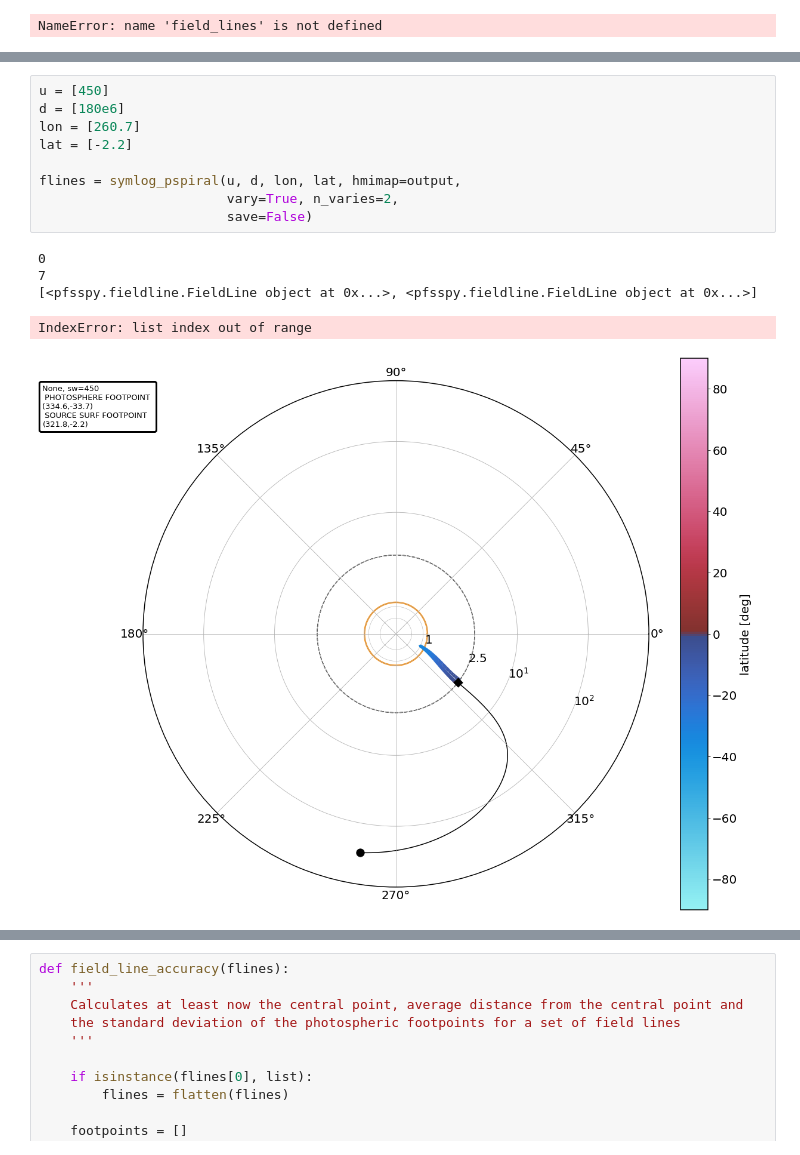
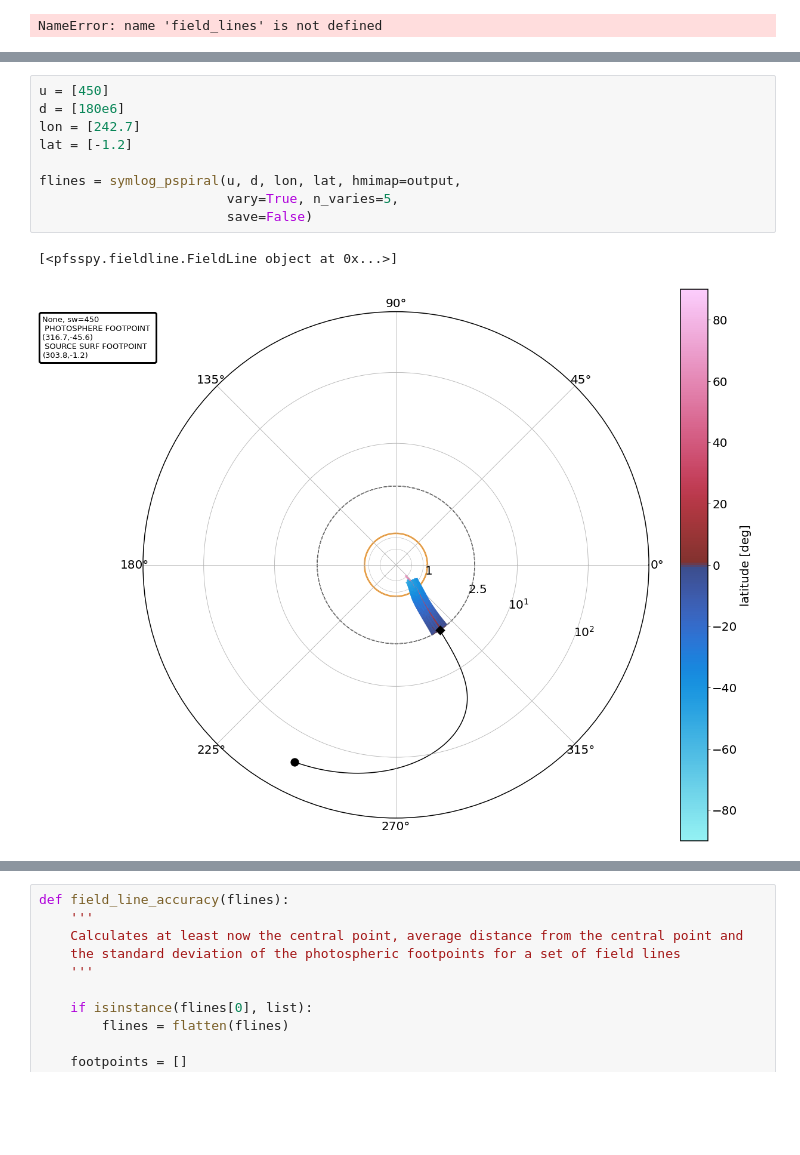
Before and after one commit to Christian-Palmroos/sub_pfss_analysis_notebook, a Jupyter notebook: pfsspy_backmap_SS_footpoint_gg.ipynb, the cells around one changed output, grey strips where cells are left out. Cells and saved outputs as stored; diff of their text form; blank space fills up the shorter version.

Commit message:
Updated vary_flines2()

```diff
--- a/pfsspy_backmap_SS_footpoint_gg.ipynb
+++ b/pfsspy_backmap_SS_footpoint_gg.ipynb
@@ -963,18 +990,15 @@ for num in kekd:
 # %%
 u = [450]
 d = [180e6]
-lon = [260.7]
-lat = [-2.2]
+lon = [242.7]
+lat = [-1.2]
 
 flines = symlog_pspiral(u, d, lon, lat, hmimap=output,
-                        vary=True, n_varies=2,
+                        vary=True, n_varies=5,
                         save=False)
 # %% [output]
-0
-7
-[<pfsspy.fieldline.FieldLine object at 0x...>, <pfsspy.fieldline.FieldLine object at 0x...>]
+[<pfsspy.fieldline.FieldLine object at 0x...>]
-IndexError: list index out of range
-[figure, old version]
+[figure, new version]
 # %%
 draw_fieldlines(flines, frame='yz', save=False)
 #
```
Also changed, not shown: parts of 5 cells of this notebook.
